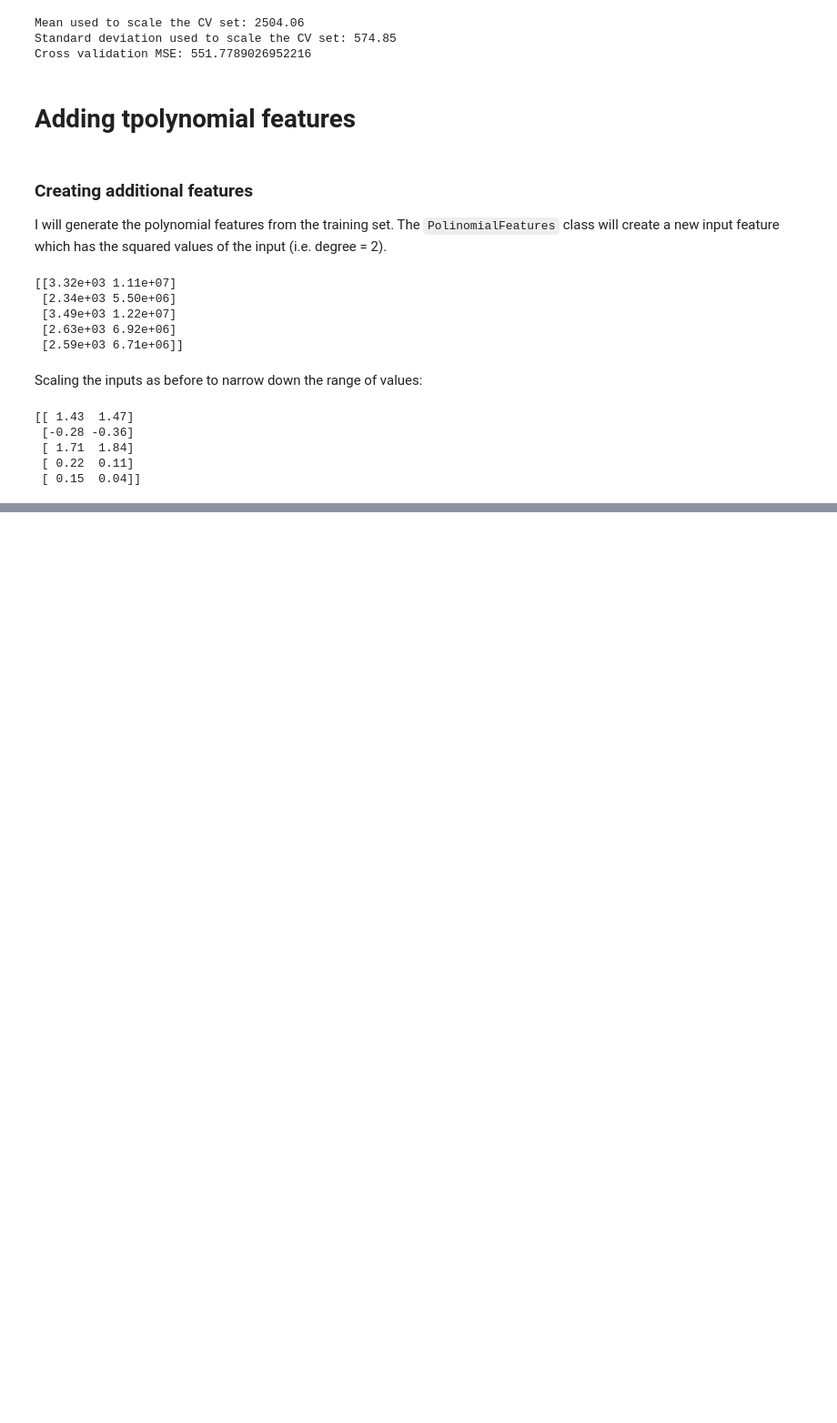
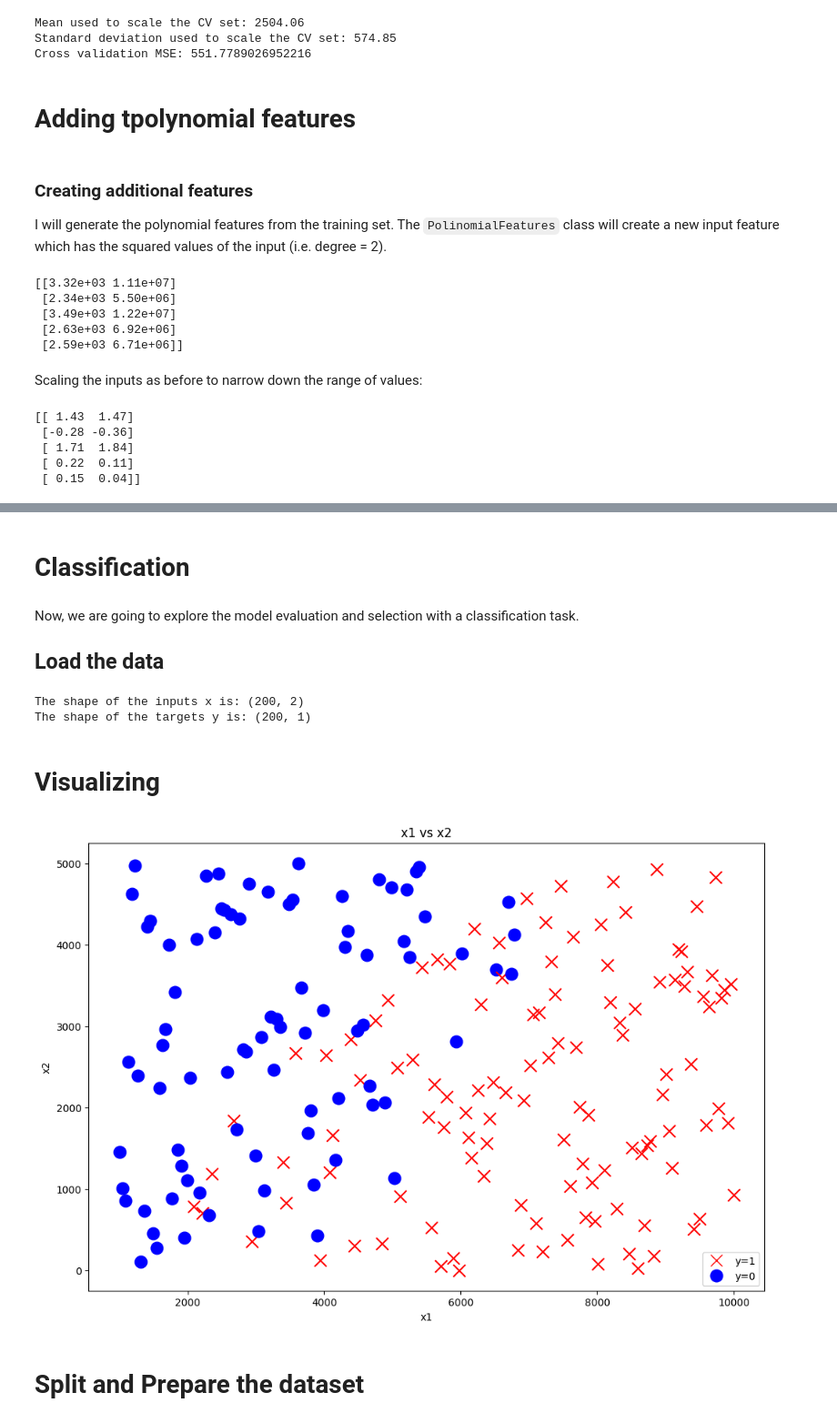
Before and after one commit to CarlosLizamaGarcia/DataScience, a Jupyter notebook: Course2/Model_Evaluation_and_Selection.ipynb, the cells around one changed output, grey strips where cells are left out. Shown: that part at 91% size. Saved outputs shown, nothing was run; the diff lists cells and outputs as text; code cells hidden in the pictures; blank space fills up the shorter version.

```diff
--- a/Course2/Model_Evaluation_and_Selection.ipynb
+++ b/Course2/Model_Evaluation_and_Selection.ipynb
@@ -234,0 +498,44 @@ print(x_train_mapped_scaled[:5])
+# %% [markdown]
+# Classification
+# %% [markdown]
+Now, we are going to explore the model evaluation and selection with a classification task.
+
+## Load the data
+# %%
+# Load the data
+data = np.loadtxt('./data/data_w3_ex2.csv', delimiter=',')
+
+# Split the inputs and outputs into separate arrays
+x_bc = data[:,:-1]
+y_bc = data[:,-1]
+
+# Convert y into 2-D
+y_bc = np.expand_dims(y_bc, axis=1)
+
+print(f"The shape of the inputs x is: {x_bc.shape}")
+print(f"The shape of the targets y is: {y_bc.shape}")
+# %% [output]
+The shape of the inputs x is: (200, 2)
+The shape of the targets y is: (200, 1)
+# %% [markdown]
+# Visualizing
+# %%
+def plot_bc_dataset(x, y, title):
+    for i in range(len(y)):
+        marker = 'x' if y[i] == 1 else 'o'
+        c = 'r' if y[i] == 1 else 'b'
+        plt.scatter(x[i,0], x[i,1], marker=marker, c=c);
+    plt.title("x1 vs x2")
+    plt.xlabel("x1");
+    plt.ylabel("x2");
+    y_0 = mlines.Line2D([], [], color='r', marker='x', markersize=12, linestyle='None', label='y=1')
+    y_1 = mlines.Line2D([], [], color='b', marker='o', markersize=12, linestyle='None', label='y=0')
+    plt.title(title)
+    plt.legend(handles=[y_0, y_1])
+    plt.show()
+# %%
+plot_bc_dataset(x=x_bc, y=y_bc, title="x1 vs x2")
+# %% [output]
+[figure, added]
+# %% [markdown]
+# Split and Prepare the dataset
```
Also changed, not shown: parts of 23 cells of this notebook.
